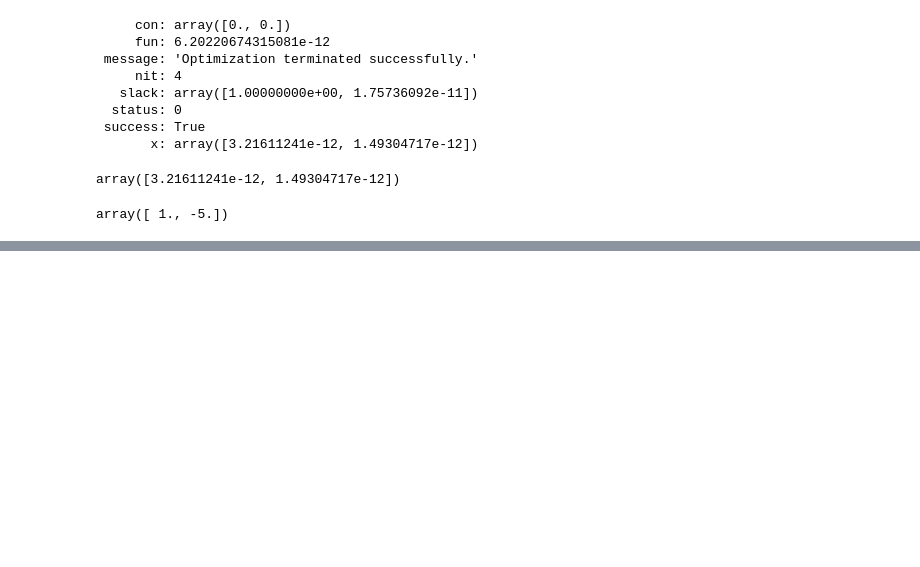
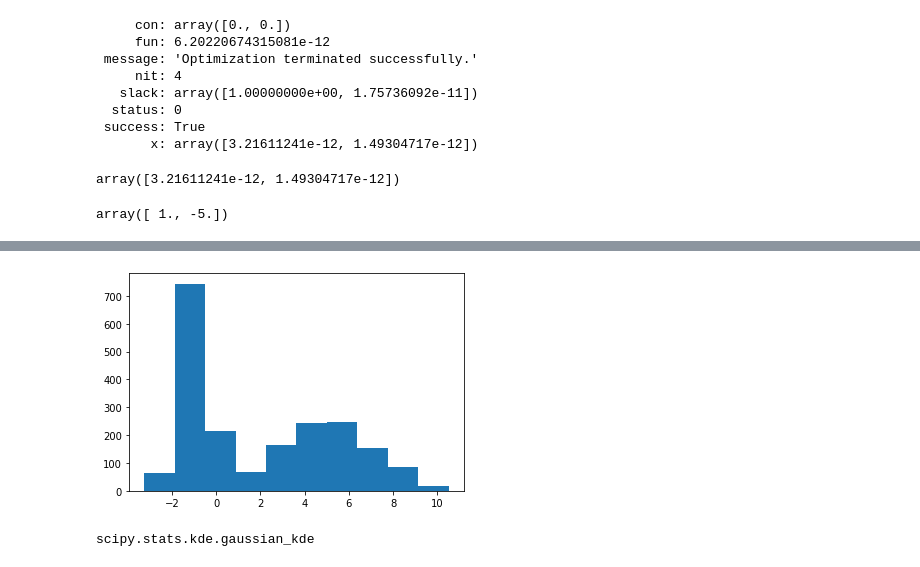
Before and after one commit to angelacpd/Scientific_Python, a Jupyter notebook: Lecture_5.ipynb, the cells around one changed output, grey strips where cells are left out. Drawn from its saved outputs; the diff is of its cells as text; code cells hidden in the pictures; blank space fills up the shorter version.

```diff
--- a/Lecture_5.ipynb
+++ b/Lecture_5.ipynb
@@ -345,0 +372,4 @@ array([ 1., -5.])
+# %%
+plt.hist(x);
+# %% [output]
+[figure, added]
@@ -345,0 +378,4 @@ array([ 1., -5.])
+# %%
+type(pdf)
+# %% [output]
+scipy.stats.kde.gaussian_kde
```
Also changed, not shown: parts of 12 cells of this notebook.
